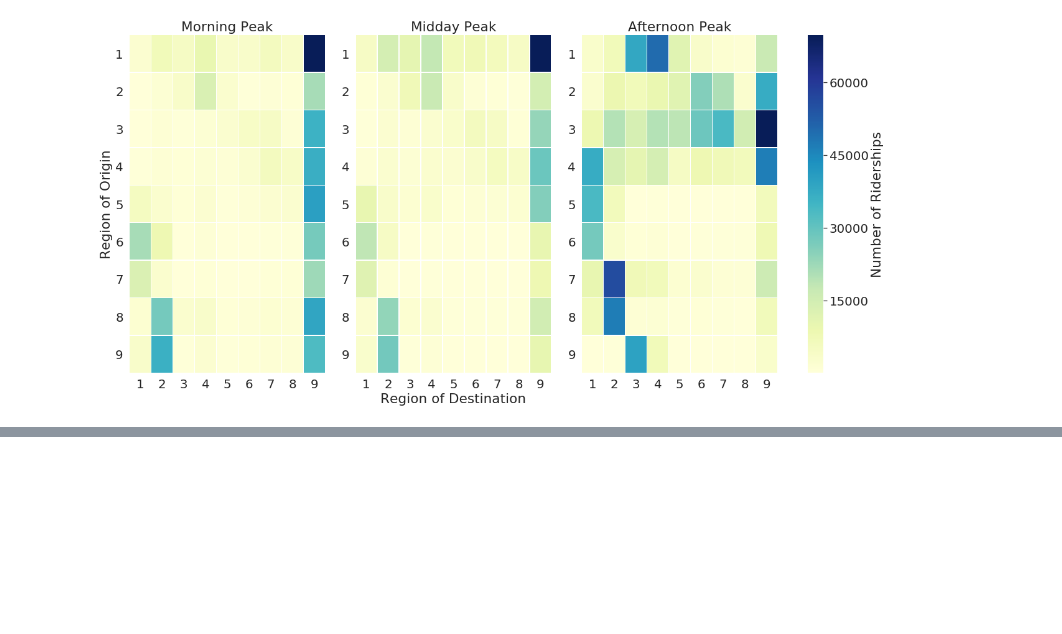
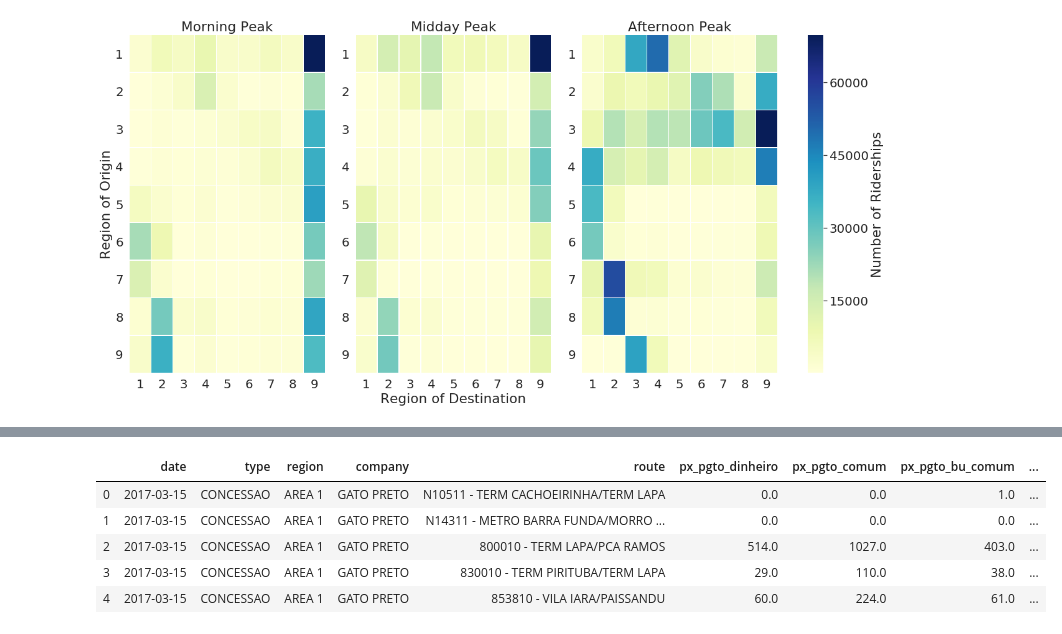
Before and after one commit to diluisi/SPTrans_reliability, a Jupyter notebook: Graficos.ipynb, the cells around one changed output, grey strips where cells are left out. Saved outputs shown, nothing was run; the diff lists cells and outputs as text; code cells hidden in the pictures; blank space fills up the shorter version.

```diff
--- a/Graficos.ipynb
+++ b/Graficos.ipynb
@@ -89,0 +330,9 @@ plt.show()
+# %%
+pax.head()
+# %% [output]
+|  | date | type | region | company | route | px_pgto_dinheiro | px_pgto_comum | px_pgto_bu_comum | ... |
+| 0 | 2017-03-15 | CONCESSAO | AREA 1 | GATO PRETO | N10511 - TERM CACHOEIRINHA/TERM LAPA | 0.0 | 0.0 | 1.0 | ... |
+| 1 | 2017-03-15 | CONCESSAO | AREA 1 | GATO PRETO | N14311 - METRO BARRA FUNDA/MORRO ... | 0.0 | 0.0 | 0.0 | ... |
+| 2 | 2017-03-15 | CONCESSAO | AREA 1 | GATO PRETO | 800010 - TERM LAPA/PCA RAMOS | 514.0 | 1027.0 | 403.0 | ... |
+| 3 | 2017-03-15 | CONCESSAO | AREA 1 | GATO PRETO | 830010 - TERM PIRITUBA/TERM LAPA | 29.0 | 110.0 | 38.0 | ... |
+| 4 | 2017-03-15 | CONCESSAO | AREA 1 | GATO PRETO | 853810 - VILA IARA/PAISSANDU | 60.0 | 224.0 | 61.0 | ... |
```
Also changed, not shown: parts of 15 cells of this notebook, 12 other files.
